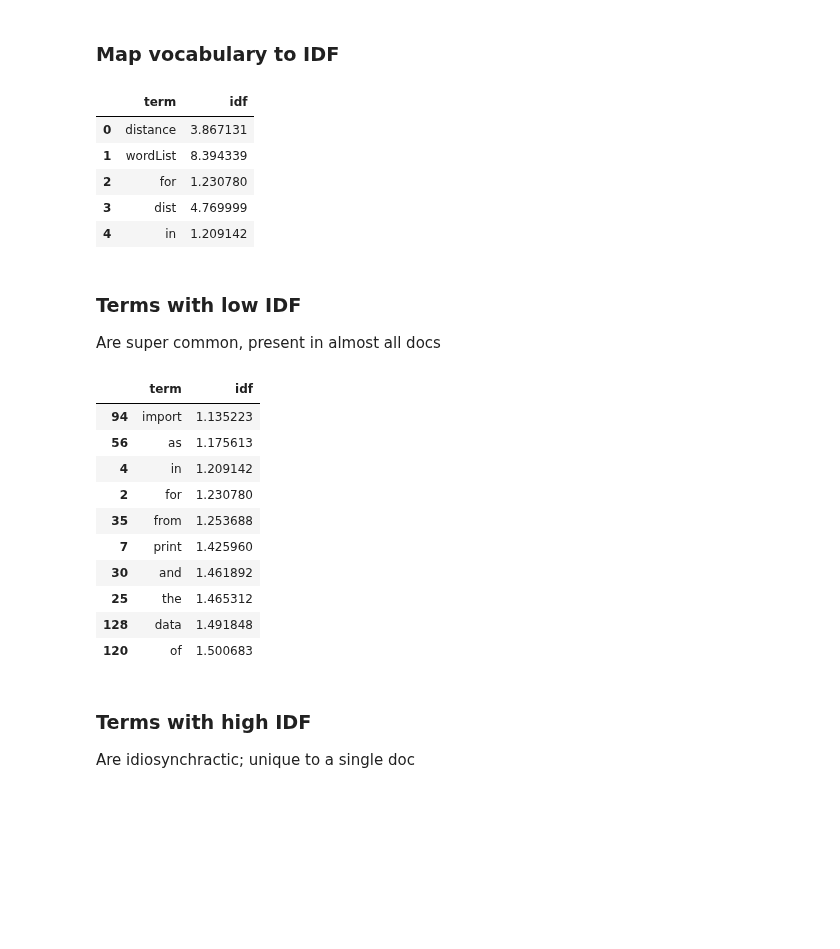
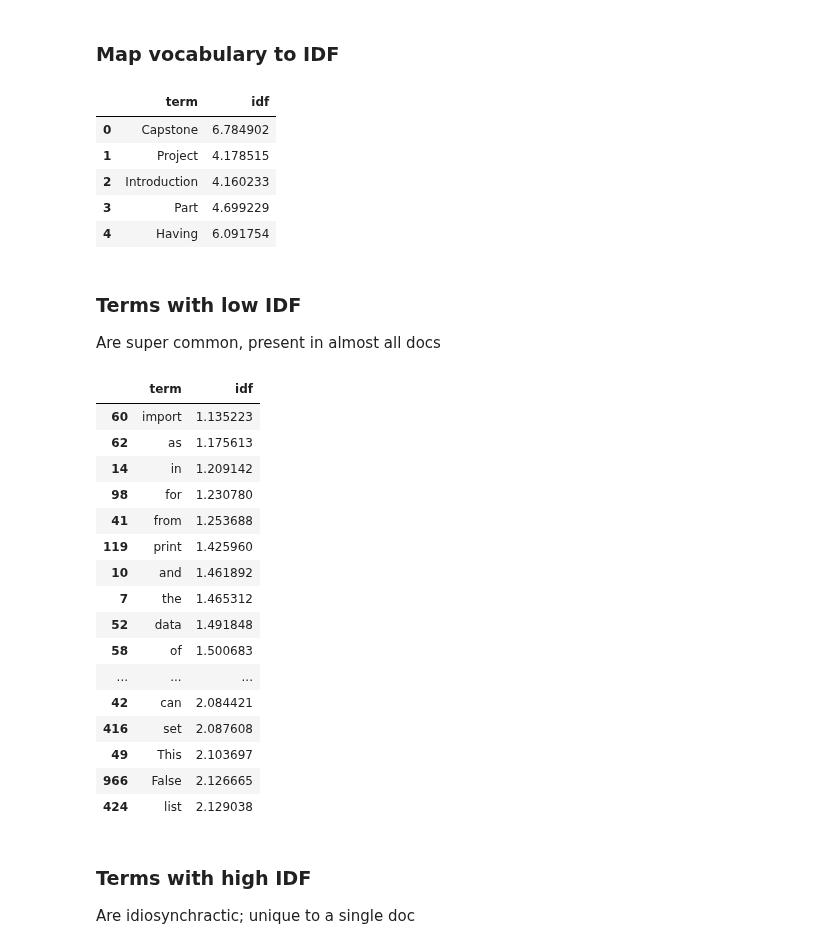
Before and after one commit to quiltdata/examples, a Jupyter notebook: JupyterSearch/AnalyzeNotebooks.ipynb, the cells around one changed output. Cells and saved outputs as stored; diff of their text form; code cells hidden in the pictures; blank space fills up the shorter version.

```diff
--- a/JupyterSearch/AnalyzeNotebooks.ipynb
+++ b/JupyterSearch/AnalyzeNotebooks.ipynb
@@ -145,35 +145,41 @@ import pandas as pd
 
 t2idf = {t:idf[i] for t,i in vocab.items()}
 # put it in a pandas dataframe
-t2idf_ = pd.DataFrame(list(term2idf.items()), columns=['term', 'idf'])
+t2idf_ = pd.DataFrame(list(t2idf.items()), columns=['term', 'idf'])
 # %%
 t2idf_.head()
 # %% [output]
 |  | term | idf |
-| 0 | distance | 3.867131 |
-| 1 | wordList | 8.394339 |
-| 2 | for | 1.230780 |
-| 3 | dist | 4.769999 |
-| 4 | in | 1.209142 |
+| 0 | Capstone | 6.784902 |
+| 1 | Project | 4.178515 |
+| 2 | Introduction | 4.160233 |
+| 3 | Part | 4.699229 |
+| 4 | Having | 6.091754 |
 # %%
 asc_idf = t2idf_.sort_values('idf')
 # %% [markdown]
 ### Terms with low IDF
 Are super common, present in almost all docs
 # %%
-asc_idf.head(10)
+asc_idf.head(50)
 # %% [output]
 |  | term | idf |
-| 94 | import | 1.135223 |
-| 56 | as | 1.175613 |
-| 4 | in | 1.209142 |
-| 2 | for | 1.230780 |
-| 35 | from | 1.253688 |
-| 7 | print | 1.425960 |
-| 30 | and | 1.461892 |
-| 25 | the | 1.465312 |
-| 128 | data | 1.491848 |
-| 120 | of | 1.500683 |
+| 60 | import | 1.135223 |
+| 62 | as | 1.175613 |
+| 14 | in | 1.209142 |
+| 98 | for | 1.230780 |
+| 41 | from | 1.253688 |
+| 119 | print | 1.425960 |
+| 10 | and | 1.461892 |
+| 7 | the | 1.465312 |
+| 52 | data | 1.491848 |
+| 58 | of | 1.500683 |
+| ... | ... | ... |
+| 42 | can | 2.084421 |
+| 416 | set | 2.087608 |
+| 49 | This | 2.103697 |
+| 966 | False | 2.126665 |
+| 424 | list | 2.129038 |
 # %% [markdown]
 ### Terms with high IDF
 Are idiosynchractic; unique to a single doc
```
Also changed, not shown: parts of 4 cells of this notebook.
